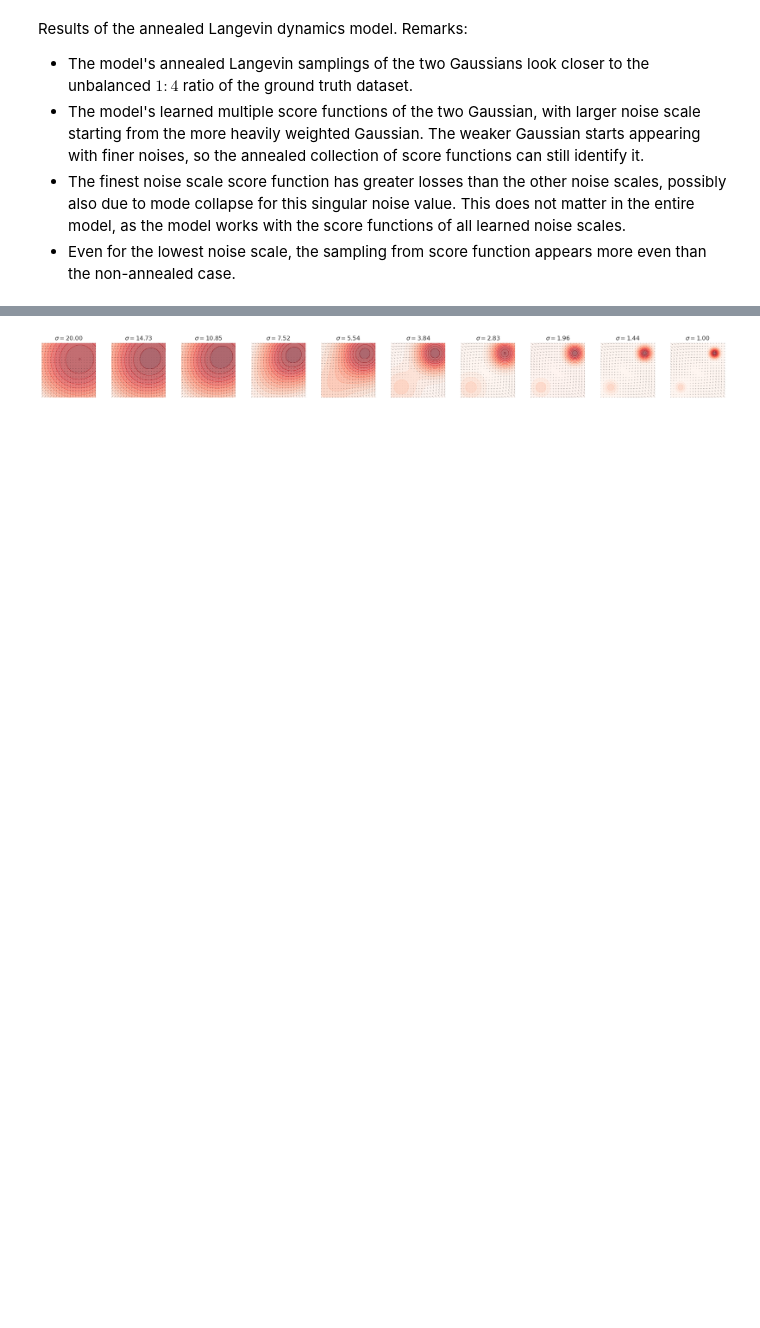
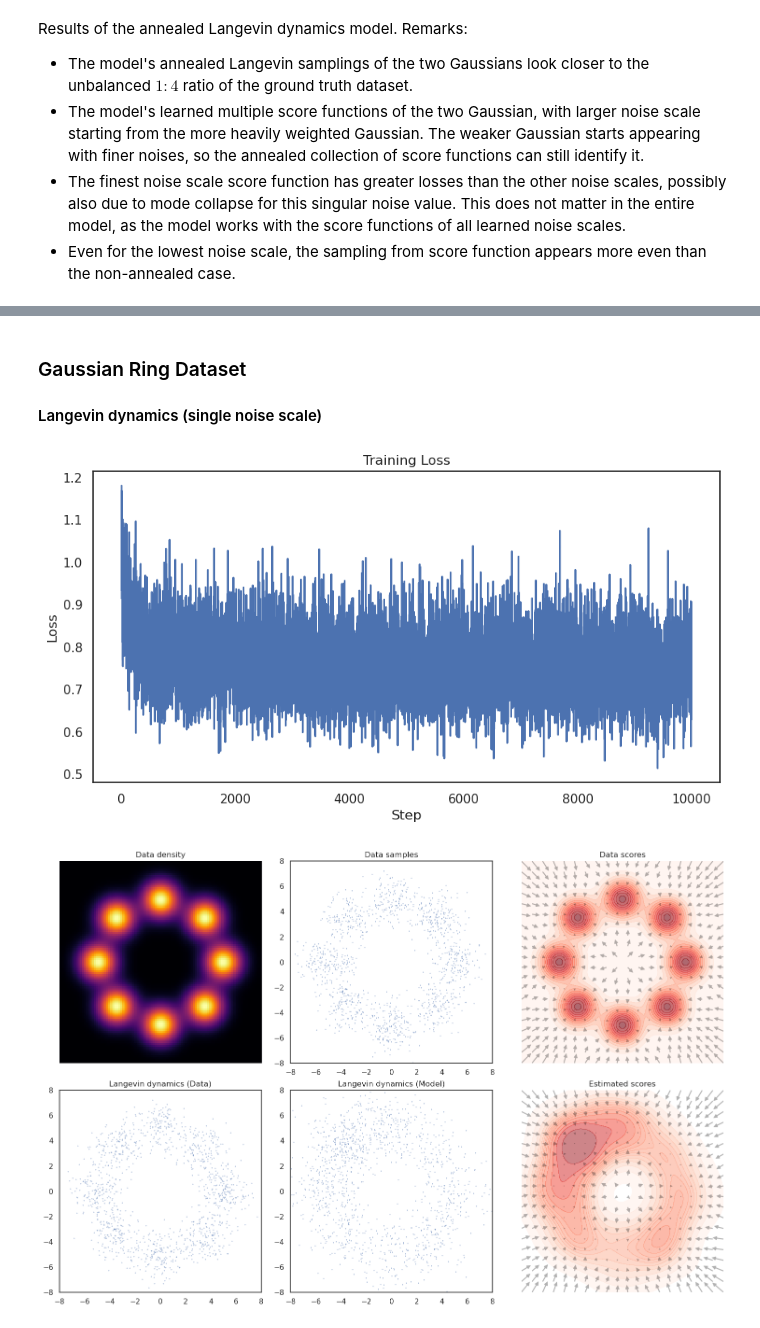
Before and after one commit to bachnguyenTE/ncsn-pres, a Jupyter notebook: two_gaussians_example.ipynb, the cells around one changed output, grey strips where cells are left out. Cells and saved outputs as stored; diff of their text form; code cells hidden in the pictures; blank space fills up the shorter version.

```diff
--- a/two_gaussians_example.ipynb
+++ b/two_gaussians_example.ipynb
@@ -273,0 +292,33 @@ class ConditionalScoreNet(nn.Module):
+# %%
+def train_langevin_model(teacher, n_steps=10000, hidden_units=128, lr=0.001):
+    score = nn.Sequential(
+        nn.Linear(2, hidden_units),
+        nn.Softplus(),
+        nn.Linear(hidden_units, hidden_units),
+        nn.Softplus(),
+        nn.Linear(hidden_units, 2),
+    )
+
+    optimizer = optim.Adam(score.parameters(), lr=lr)
+    loss_history = []
+    pbar = tqdm(range(n_steps))
+
+    for step in pbar:
+        samples = teacher.sample((128,))
+        loss = dsm_score_estimation(score, samples, sigma=1.)
+        optimizer.zero_grad()
+        loss.backward()
+        optimizer.step()
+        loss_history.append(loss.item())
+        if step % 100 == 0:
+            pbar.set_description(f"Loss: {loss.item():.4f}")
+
+    # Plot loss curve
+    plt.figure(figsize=(10, 5))
+    plt.plot(loss_history)
+    plt.title("Training Loss")
+    plt.xlabel("Step")
+    plt.ylabel("Loss")
+    plt.show()
+
+    return score
@@ -516,22 +544,11 @@ GIF saved as annealed_scores.gif
-# %%
-# Visualize scores for 10 different noise scales
-fig, axes = plt.subplots(1, 10, figsize=(20, 2))
-axes = axes.flatten()
-
-# Select 10 indices from the 50 sigmas
-indices = np.linspace(0, len(sigmas) - 1, 10).astype(int)
-
-mesh = get_mesh(left_bound, right_bound, grid_size=20, device=device)
-mesh_np = mesh.detach().cpu().numpy()
-
-for i, idx in enumerate(indices):
-    sigma = sigmas[idx]
-    scores = trained_score_fn(mesh, sigma).detach().cpu().numpy()
-
-    plot_vector_field(scores, mesh_np, '$\sigma={:.2f}$'.format(sigma.item()), ax=axes[i],
-                      teacher=teacher_anneal, sigma=sigma, left_bound=left_bound, right_bound=right_bound, device=device)
-
-plt.tight_layout()
-plt.show()
-# %% [output]
-[figure, removed]
+# %% [markdown]
+### Gaussian Ring Dataset
+
+#### Langevin dynamics (single noise scale)
+# %%
+teacher_ring = GMMDist(dim=2, dist_type='ring')
+score_ring = train_langevin_model(teacher_ring)
+visualize_langevin_model(score_ring, teacher_ring, left_bound, right_bound)
+# %% [output]
+[figure, added]
+[figure, added]
```
Also changed, not shown: parts of 22 cells of this notebook.
